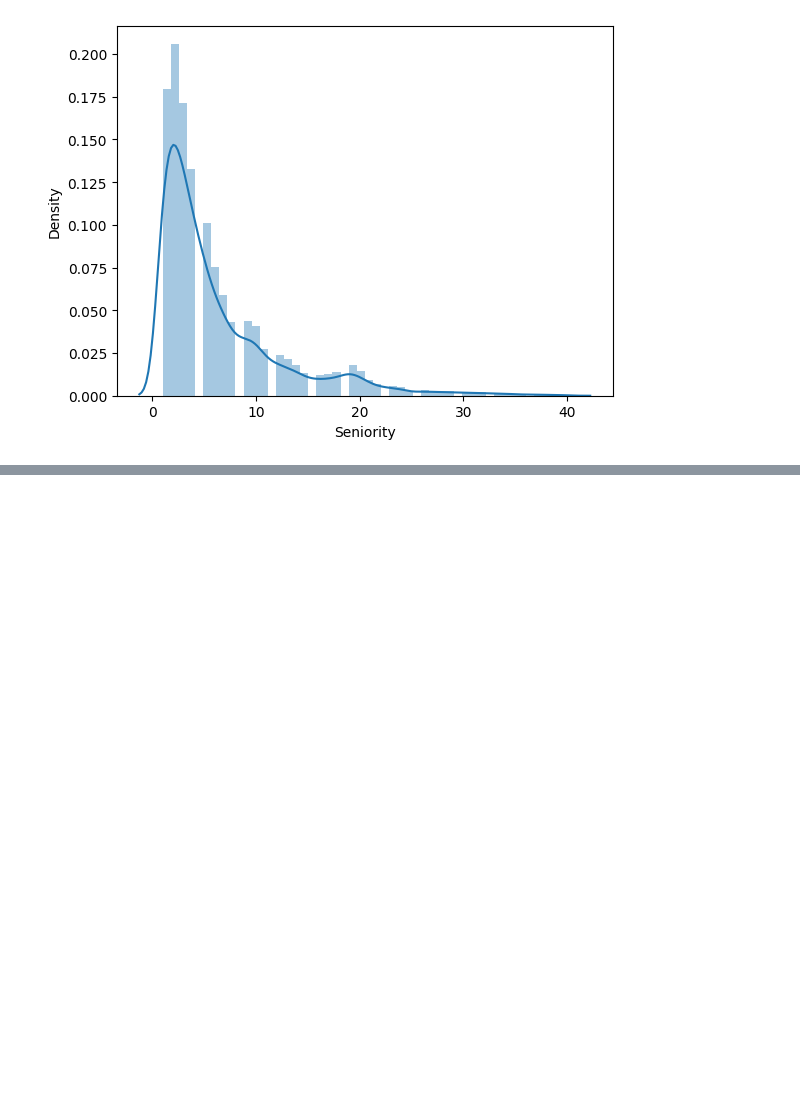
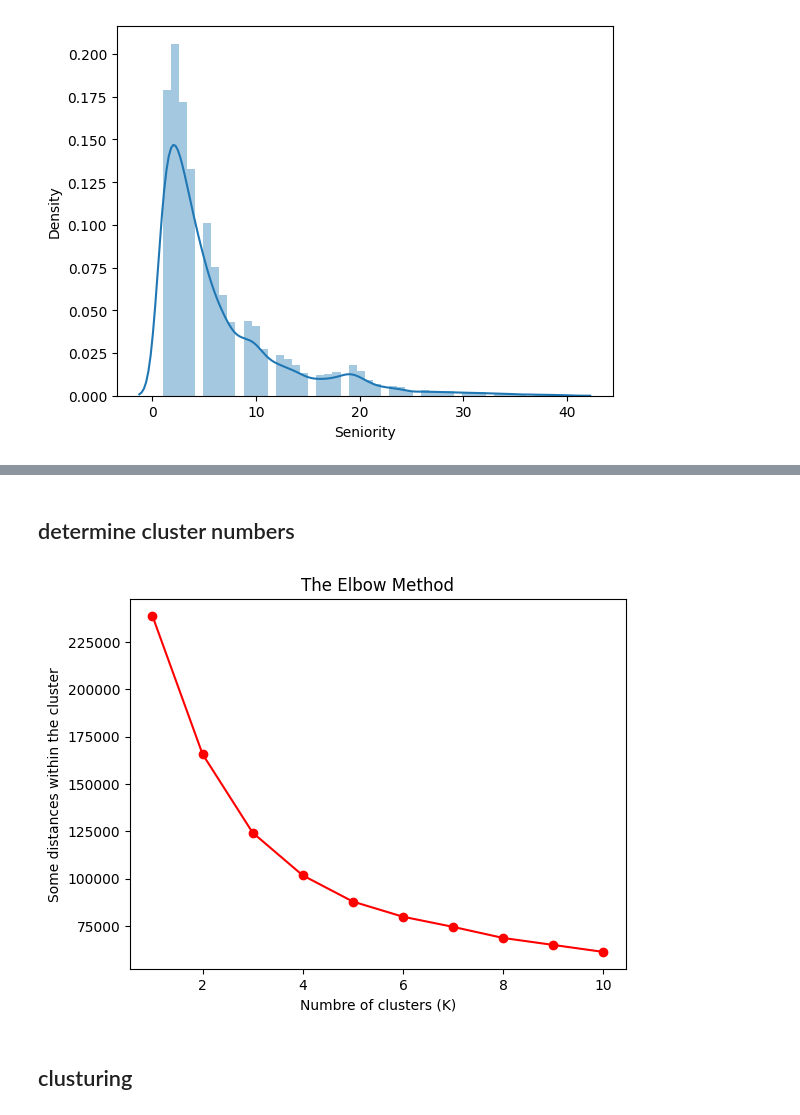
Before and after one commit to ZOHSGroupe/ML-system-recommendation, a Jupyter notebook: insurance.ipynb, the cells around one changed output, grey strips where cells are left out. Saved outputs shown, nothing was run; the diff lists cells and outputs as text; code cells hidden in the pictures; blank space fills up the shorter version.

```diff
--- a/insurance.ipynb
+++ b/insurance.ipynb
@@ -227,0 +221,5 @@ https://gist.github.com/mwaskom/de44147ed2974457ad6372750bbe5751
+# %%
+datascaler = StandardScaler()
+data_numeric= insurance[['Seniority','Power', 'Cylinder_capacity', 'Value_vehicle', 'N_doors', 'Weight']]
+
+data_insurance_scaled = datascaler.fit_transform(data_numeric)
@@ -227,0 +242,19 @@ https://gist.github.com/mwaskom/de44147ed2974457ad6372750bbe5751
+# %% [markdown]
+## determine cluster numbers
+# %%
+wcss = []
+for i in range(1, 11):
+    kmeans = KMeans(n_clusters=i, init='k-means++', max_iter=300, n_init=10, random_state=0)
+    kmeans.fit(data_insurance_scaled)
+    wcss.append(kmeans.inertia_)
+
+# Tracer la méthode du coude pour aider à déterminer K
+plt.plot(range(1, 11), wcss, marker='o', color='red')
+plt.title('The Elbow Method')
+plt.xlabel('Numbre of clusters (K)')
+plt.ylabel('Some distances within the cluster')
+plt.show()
+# %% [output]
+[figure, added]
+# %% [markdown]
+## clusturing
```
Also changed, not shown: parts of 24 cells of this notebook.
